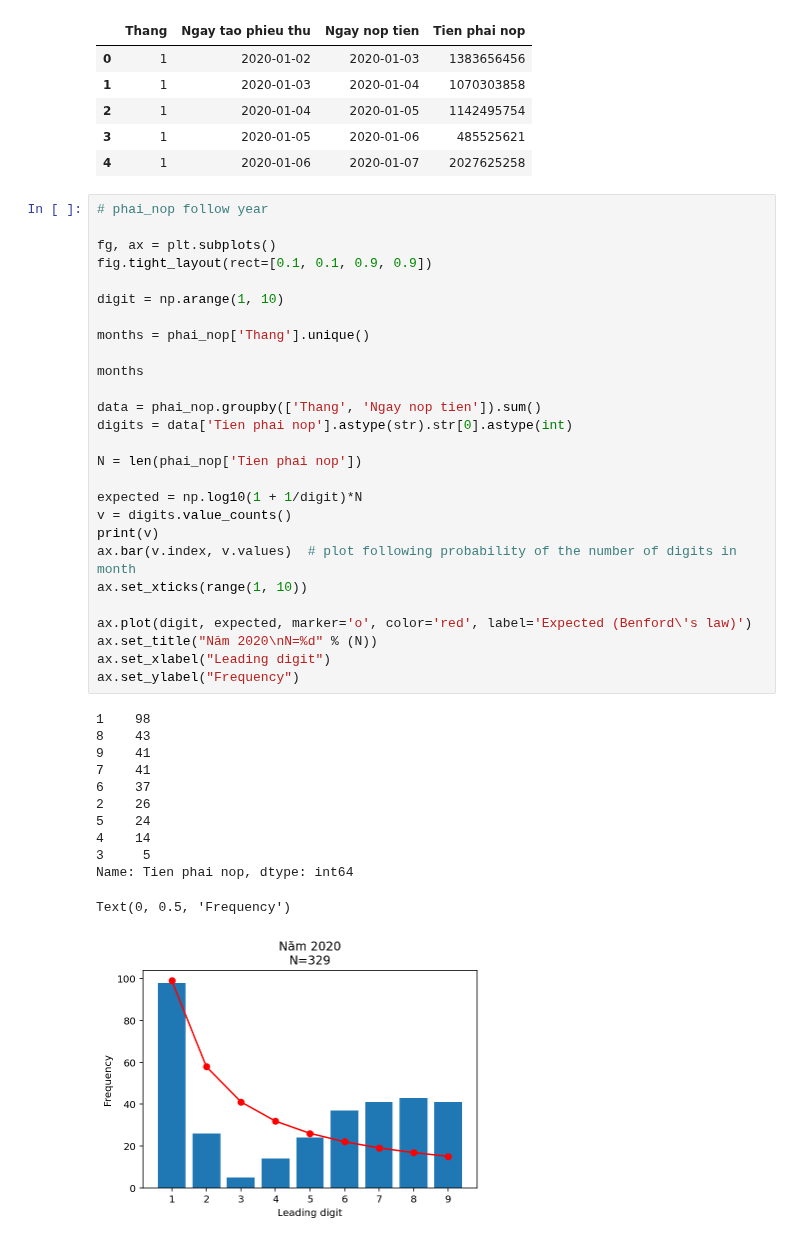
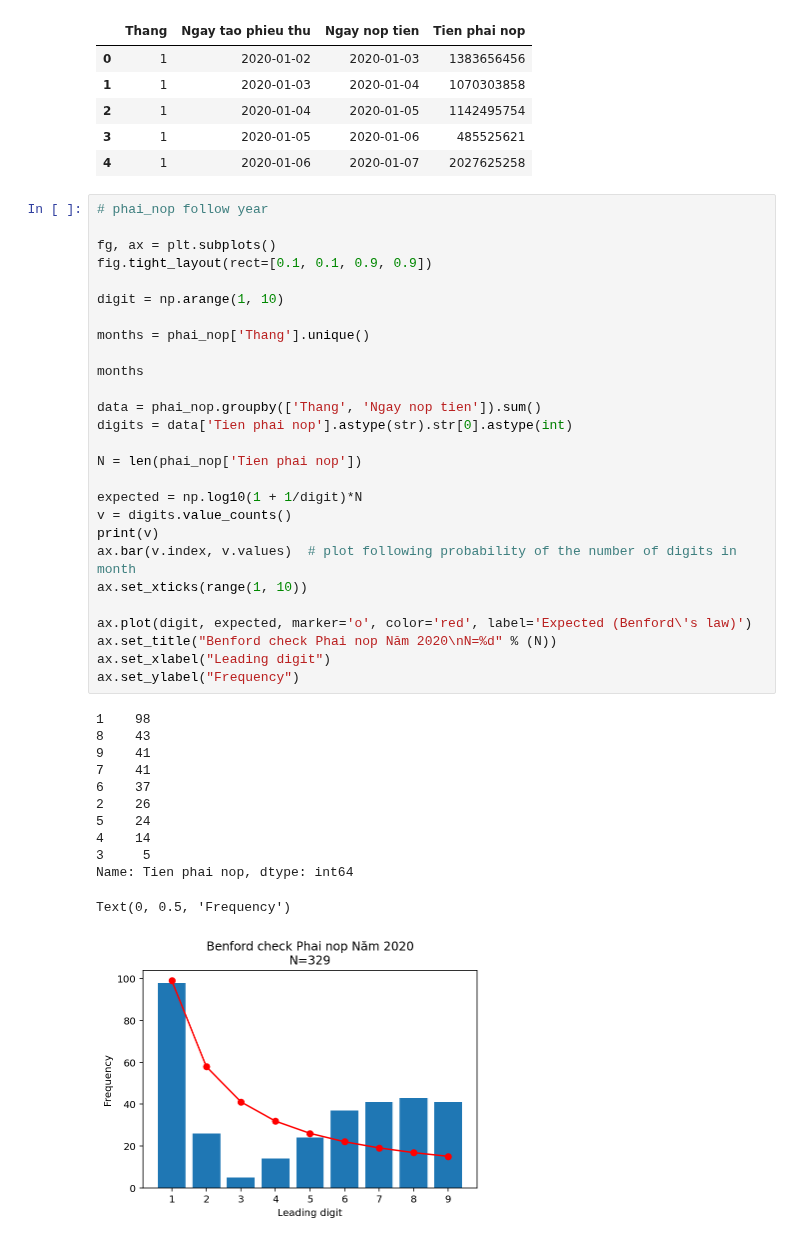
Before and after one commit to tranvietphuoc/notebook, a Jupyter notebook: analyze/COD_Benford.ipynb, the cells around one changed output. Drawn from its saved outputs; the diff is of its cells as text.

Commit message:
check with benford's law

```diff
--- a/analyze/COD_Benford.ipynb
+++ b/analyze/COD_Benford.ipynb
@@ -177,35 +174,35 @@ digit = np.arange(1, 10)
 months = phai_nop['Thang'].unique()
 
 months
 
 data = phai_nop.groupby(['Thang', 'Ngay nop tien']).sum()
 digits = data['Tien phai nop'].astype(str).str[0].astype(int)
 
 N = len(phai_nop['Tien phai nop'])
 
 expected = np.log10(1 + 1/digit)*N
 v = digits.value_counts()
 print(v)
 ax.bar(v.index, v.values)  # plot following probability of the number of digits in month
 ax.set_xticks(range(1, 10))
 
 ax.plot(digit, expected, marker='o', color='red', label='Expected (Benford\'s law)')
-ax.set_title("Năm 2020\nN=%d" % (N))
+ax.set_title("Benford check Phai nop Năm 2020\nN=%d" % (N))
 ax.set_xlabel("Leading digit")
 ax.set_ylabel("Frequency")
 # %% [output]
 1    98
 8    43
 9    41
 7    41
 6    37
 2    26
 5    24
 4    14
 3     5
 Name: Tien phai nop, dtype: int64
 Text(0, 0.5, 'Frequency')
-[figure, old version]
+[figure, new version]
 # %%
 # sao_ke follow year
 
```
Also changed, not shown: parts of 14 cells of this notebook.
